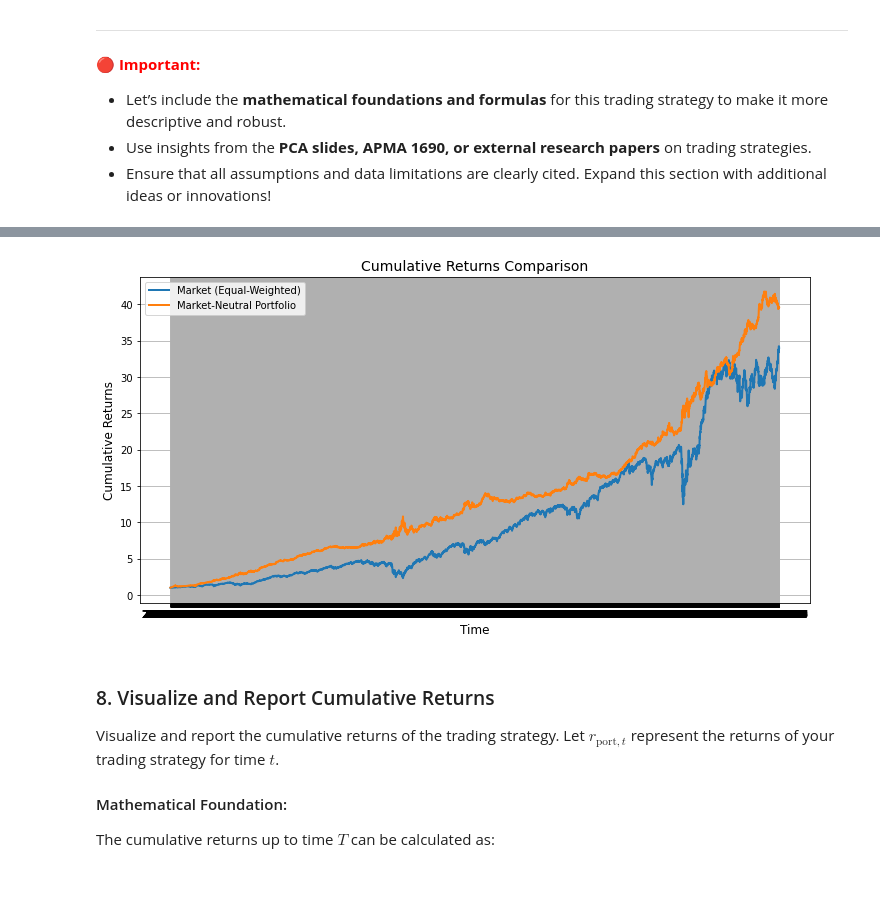
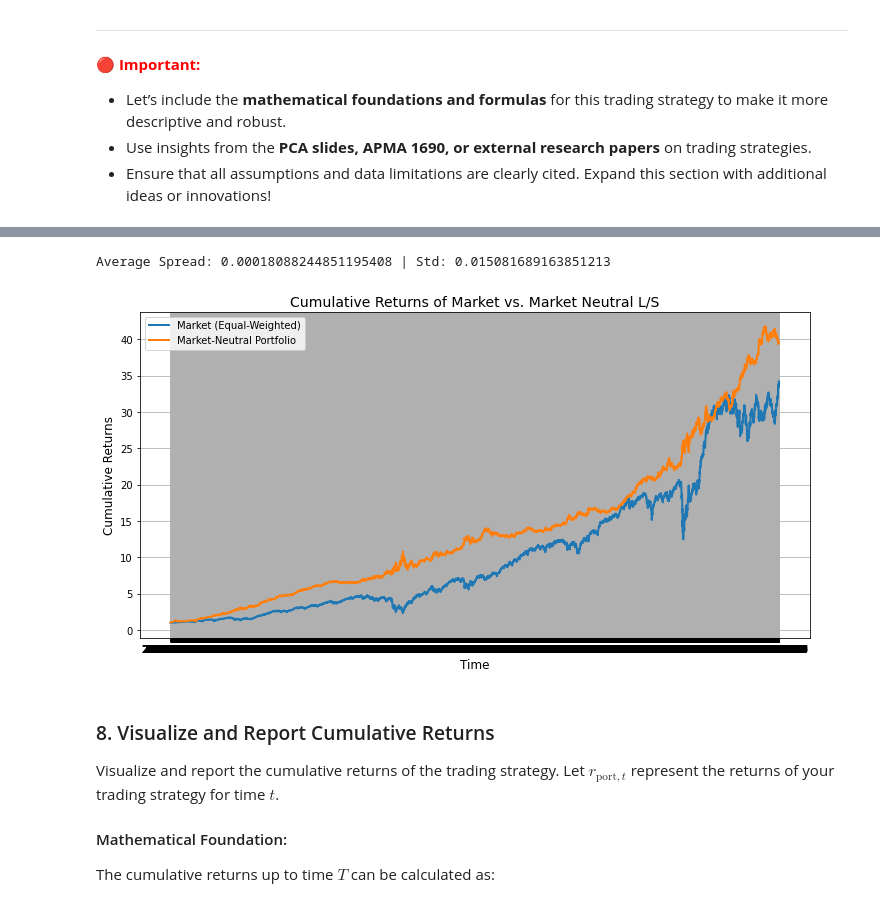
Before and after one commit to awang343/ml-for-finance, a Jupyter notebook: new_william.ipynb, the cells around one changed output, grey strips where cells are left out. Drawn from its saved outputs; the diff is of its cells as text; code cells hidden in the pictures.

```diff
--- a/new_william.ipynb
+++ b/new_william.ipynb
@@ -300,27 +430,35 @@ Portfolio is market neutral in terms of balanced long and short exposures.
+# %%
+
+top_returns = data[top_quintile].mean(axis=1)
+bottom_returns = data[bottom_quintile].mean(axis=1)
+spread = top_returns - bottom_returns
+print(f"Average Spread: {spread.mean()} | Std: {spread.std()}")
+# %% [output]
+Average Spread: 0.00018088244851195408 | Std: 0.015081689163851213
 # %%
 # Step 1: Compute market returns (average of all stocks)
 market_returns = data.mean(axis=1)
 
 # Step 2: Compute cumulative returns
 market_cumulative = (1 + market_returns).cumprod()
 portfolio_cumulative = (1 + normalized_portfolio_returns).cumprod()
 
 # Step 3: Plot cumulative returns
 plt.figure(figsize=(12, 6))
 plt.plot(market_cumulative, label="Market (Equal-Weighted)", linewidth=2)
 plt.plot(portfolio_cumulative, label="Market-Neutral Portfolio", linewidth=2)
 
 # Add labels, legend, and title
-plt.title("Cumulative Returns Comparison", fontsize=14)
+plt.title("Cumulative Returns of Market vs. Market Neutral L/S", fontsize=14)
 plt.xlabel("Time", fontsize=12)
 plt.ylabel("Cumulative Returns", fontsize=12)
 plt.legend()
 plt.grid(True)
 
 # Display the plot
 plt.show()
 # %% [output]
-[figure, old version]
+[figure, new version]
 # %% [markdown]
 ### 8. Visualize and Report Cumulative Returns
 
```
Also changed, not shown: parts of 10 cells of this notebook, 2 other files.
